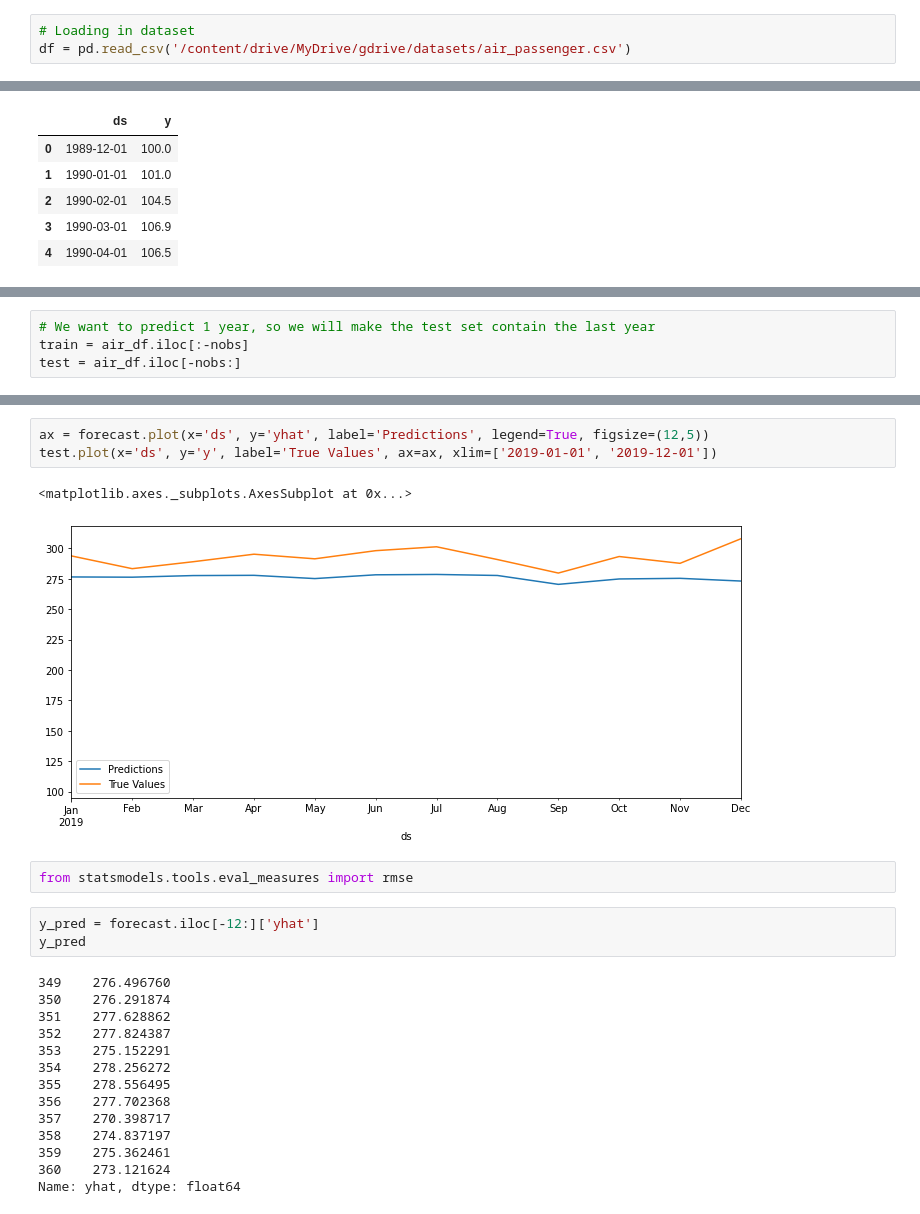
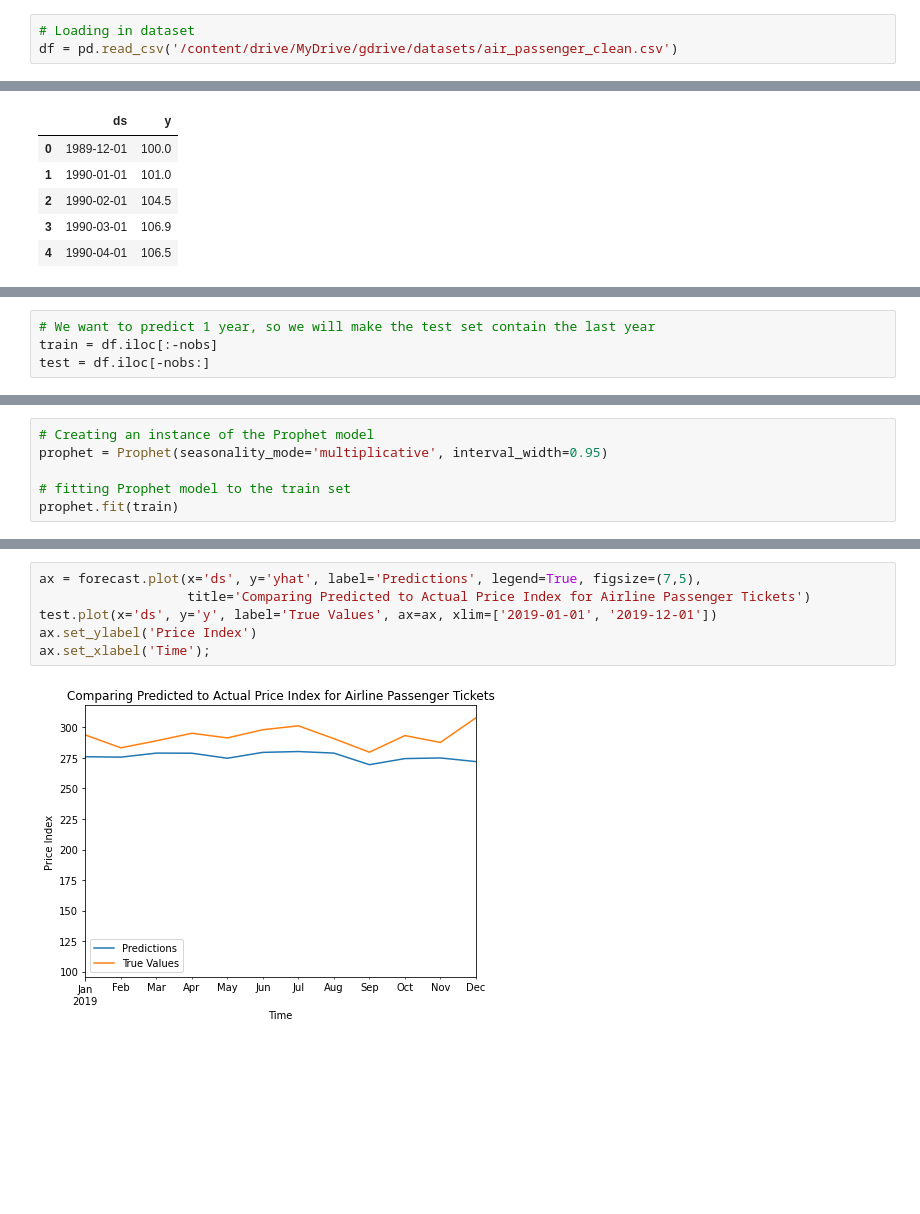
Before and after one commit to Lewis34cs/fb_prophet_blog_notebook, a Jupyter notebook: blog_prophet_notebook.ipynb, the cells around one changed output, grey strips where cells are left out. Cells and saved outputs as stored; diff of their text form; blank space fills up the shorter version.

Commit message:
Adding forecasting and evaluation

```diff
--- a/blog_prophet_notebook.ipynb
+++ b/blog_prophet_notebook.ipynb
@@ -19,7 +21,7 @@ Link to the original dataset can be found [`here`](https://fred.stlouisfed.org/s
 You can also view and download the csv file on my [`Github page`](https://github.com/Lewis34cs/fb_prophet_blog_notebook)
 # %%
 # Loading in dataset
-df = pd.read_csv('/content/drive/MyDrive/gdrive/datasets/air_passenger.csv')
+df = pd.read_csv('/content/drive/MyDrive/gdrive/datasets/air_passenger_clean.csv')
 # %% [markdown]
 The 'DATE' column is in a monthly start format
 # %%
@@ -121,5 +83,5 @@ air_df = df.iloc[:-14]
 nobs = 12
 # %%
 # We want to predict 1 year, so we will make the test set contain the last year
-train = air_df.iloc[:-nobs]
-test = air_df.iloc[-nobs:]
+train = df.iloc[:-nobs]
+test = df.iloc[-nobs:]
@@ -137,0 +96,6 @@ INFO:fbprophet:Disabling daily seasonality. Run prophet with daily_seasonality=T
+# %%
+# Creating an instance of the Prophet model
+prophet = Prophet(seasonality_mode='multiplicative', interval_width=0.95)
+
+# fitting Prophet model to the train set
+prophet.fit(train)
@@ -142,25 +141,8 @@ forecast = prophet.predict(future)
 # %%
-ax = forecast.plot(x='ds', y='yhat', label='Predictions', legend=True, figsize=(12,5))
+ax = forecast.plot(x='ds', y='yhat', label='Predictions', legend=True, figsize=(7,5),
+                   title='Comparing Predicted to Actual Price Index for Airline Passenger Tickets')
 test.plot(x='ds', y='y', label='True Values', ax=ax, xlim=['2019-01-01', '2019-12-01'])
+ax.set_ylabel('Price Index')
+ax.set_xlabel('Time');
 # %% [output]
-<matplotlib.axes._subplots.AxesSubplot at 0x...>
-[figure, old version]
+[figure, new version]
-# %%
-from statsmodels.tools.eval_measures import rmse
-# %%
-y_pred = forecast.iloc[-12:]['yhat']
-y_pred
-# %% [output]
-349    276.496760
-350    276.291874
-351    277.628862
-352    277.824387
-353    275.152291
-354    278.256272
-355    278.556495
-356    277.702368
-357    270.398717
-358    274.837197
-359    275.362461
-360    273.121624
-Name: yhat, dtype: float64
```
Also changed, not shown: parts of 30 cells of this notebook.
